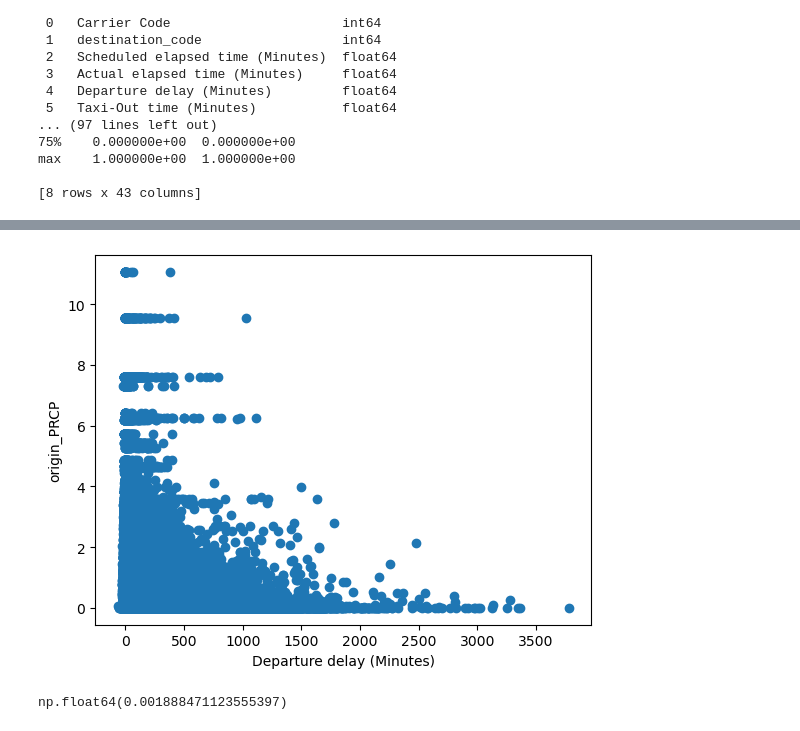
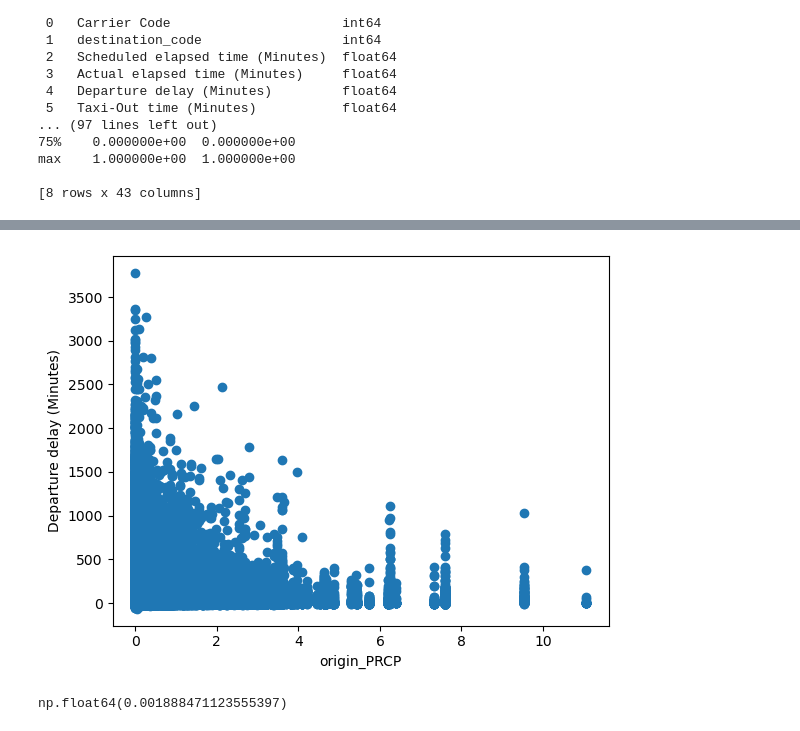
Before and after one commit to shearidl/Flight-Delays-Prediction-Model, a Jupyter notebook: Combined_Data_Analysis_ML.ipynb, the cells around one changed output, grey strips where cells are left out. Drawn from its saved outputs; the diff is of its cells as text; code cells hidden in the pictures.

```diff
--- a/Combined_Data_Analysis_ML.ipynb
+++ b/Combined_Data_Analysis_ML.ipynb
@@ -61,12 +67,12 @@ plt.show()
 # %%
+# testing average precipitation and departure delay minutes
+plt.scatter(df['origin_PRCP'], df['Departure delay (Minutes)'])
 
-plt.scatter(df['Departure delay (Minutes)'], df['origin_PRCP'])
-
-plt.xlabel("Departure delay (Minutes)")
-plt.ylabel("origin_PRCP")
+plt.xlabel("origin_PRCP")
+plt.ylabel("Departure delay (Minutes)")
 
 plt.show()
 # %% [output]
-[figure, old version]
+[figure, new version]
 # %%
 from scipy.stats import linregress
```
Also changed, not shown: parts of 26 cells of this notebook.
